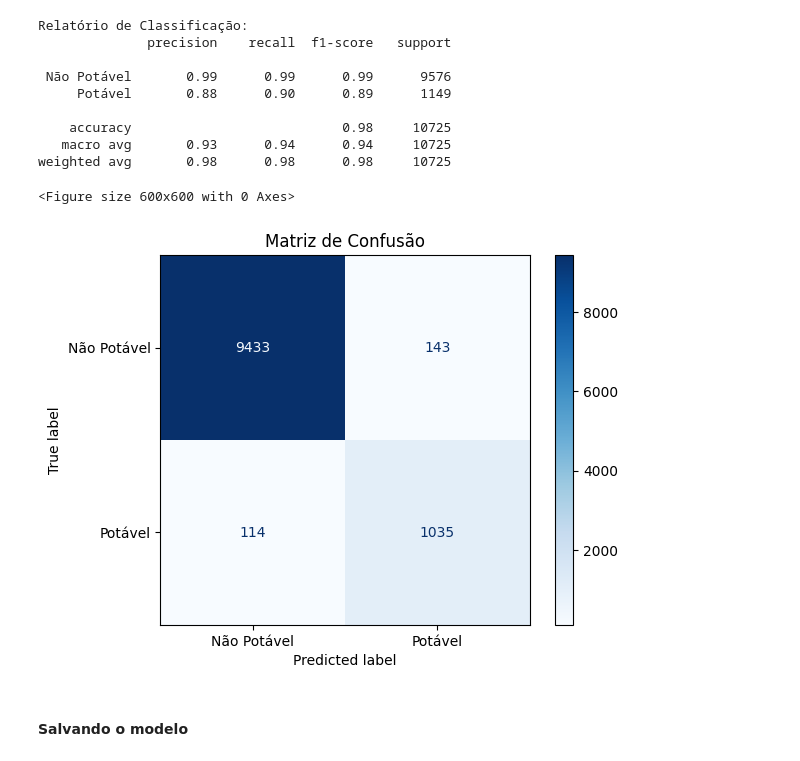
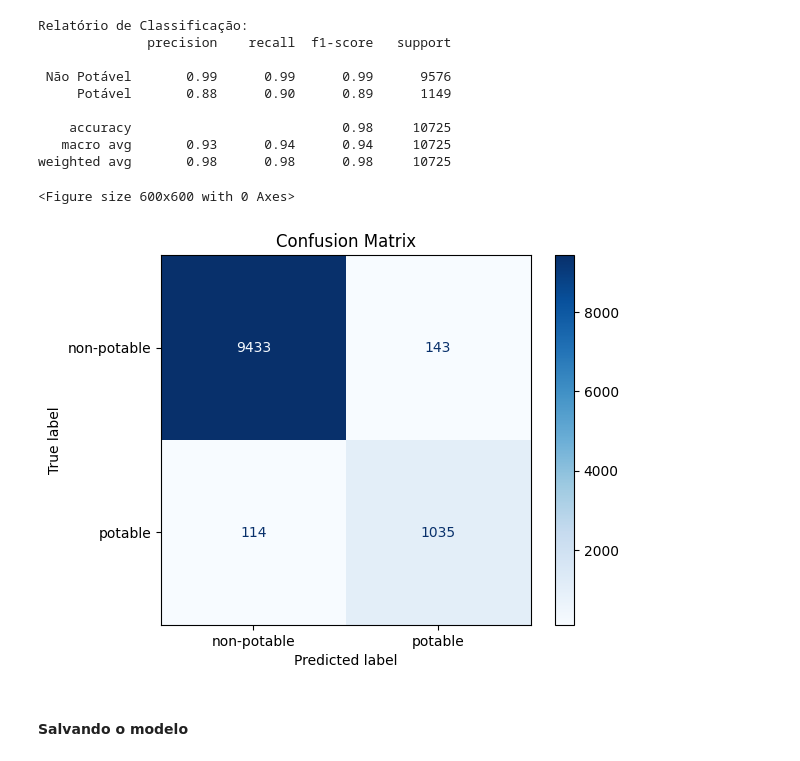
Before and after one commit to gabrielrech06/water-potability-ml, a Jupyter notebook: potability-prediction.ipynb, the cells around one changed output. Saved outputs shown, nothing was run; the diff lists cells and outputs as text; code cells hidden in the pictures.

Commit message:
feat: README & confusion matrix

```diff
--- a/potability-prediction.ipynb
+++ b/potability-prediction.ipynb
@@ -361,15 +361,15 @@ Relatório de Classificação:
 weighted avg       0.98      0.98      0.98     10725
 # %%
 cm = confusion_matrix(y_teste, y_pred)
-disp = ConfusionMatrixDisplay(confusion_matrix=cm, display_labels=['Não Potável', 'Potável'])
+disp = ConfusionMatrixDisplay(confusion_matrix=cm, display_labels=['non-potable', 'potable'])
 # %%
 plt.figure(figsize=(6, 6))
 disp.plot(cmap='Blues', values_format='d')
-plt.title('Matriz de Confusão')
+plt.title('Confusion Matrix')
 plt.show()
 # %% [output]
 <Figure size 600x600 with 0 Axes>
-[figure, old version]
+[figure, new version]
 # %% [markdown]
 #### Salvando o modelo
 # %%
```
Also changed, not shown: 1 other file.
